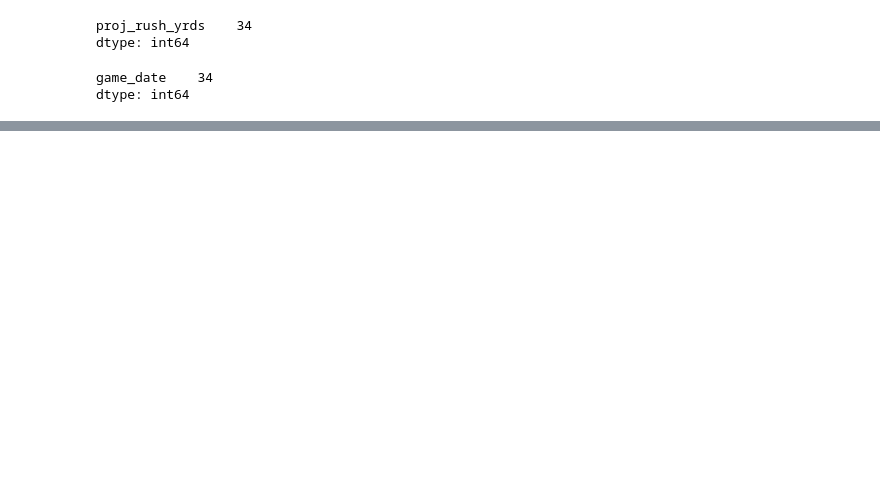
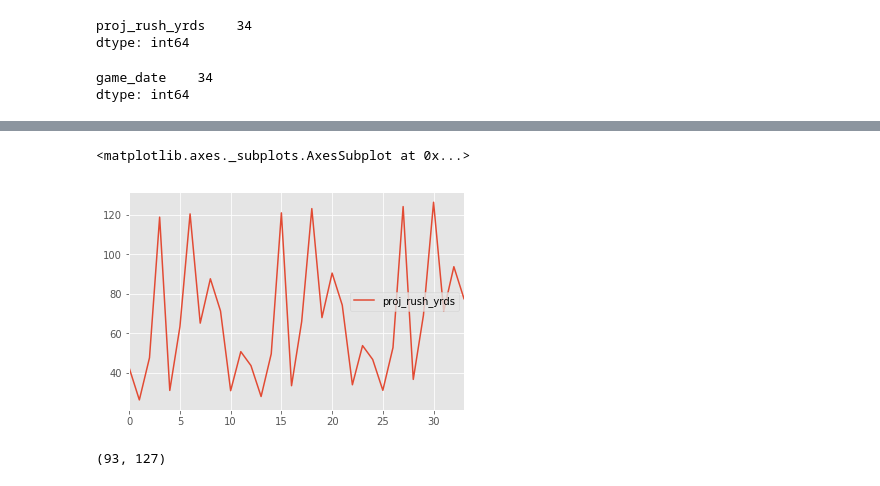
Before and after one commit to jmw256/data_science_homework, a Jupyter notebook: Final Project/Final-Project-Wujciak - Predicting a Year for an NFL Running Back.ipynb, the cells around one changed output, grey strips where cells are left out. Cells and saved outputs as stored; diff of their text form; code cells hidden in the pictures; blank space fills up the shorter version.

```diff
--- a/Final Project/Final-Project-Wujciak - Predicting a Year for an NFL Running Back.ipynb
+++ b/Final Project/Final-Project-Wujciak - Predicting a Year for an NFL Running Back.ipynb
@@ -207,0 +219,12 @@ given.head()
+# %%
+predicted.plot()
+# %% [output]
+<matplotlib.axes._subplots.AxesSubplot at 0x...>
+[figure, added]
+# %%
+prediction_start_array = np.where(given['Game Date']=='2016-01-01')[0]
+prediction_start_number = prediction_start_array[0]
+prediction_end_number = prediction_start_number + len(predicted)
+prediction_start_number, prediction_end_number
+# %% [output]
+(93, 127)
```
Also changed, not shown: parts of 15 cells of this notebook.
